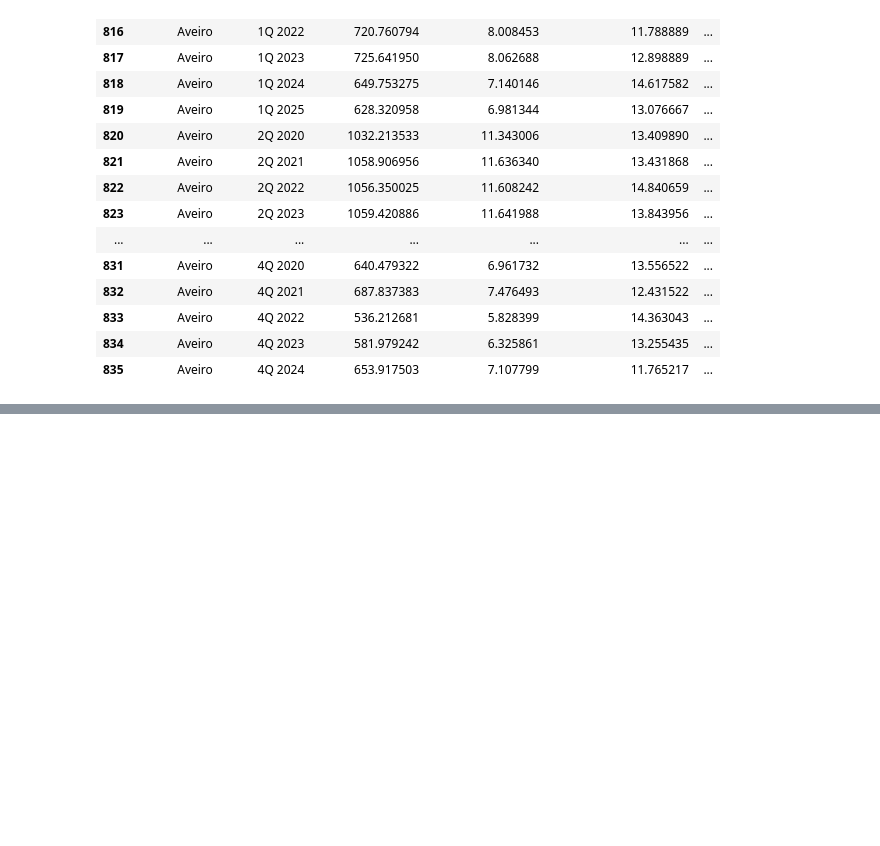
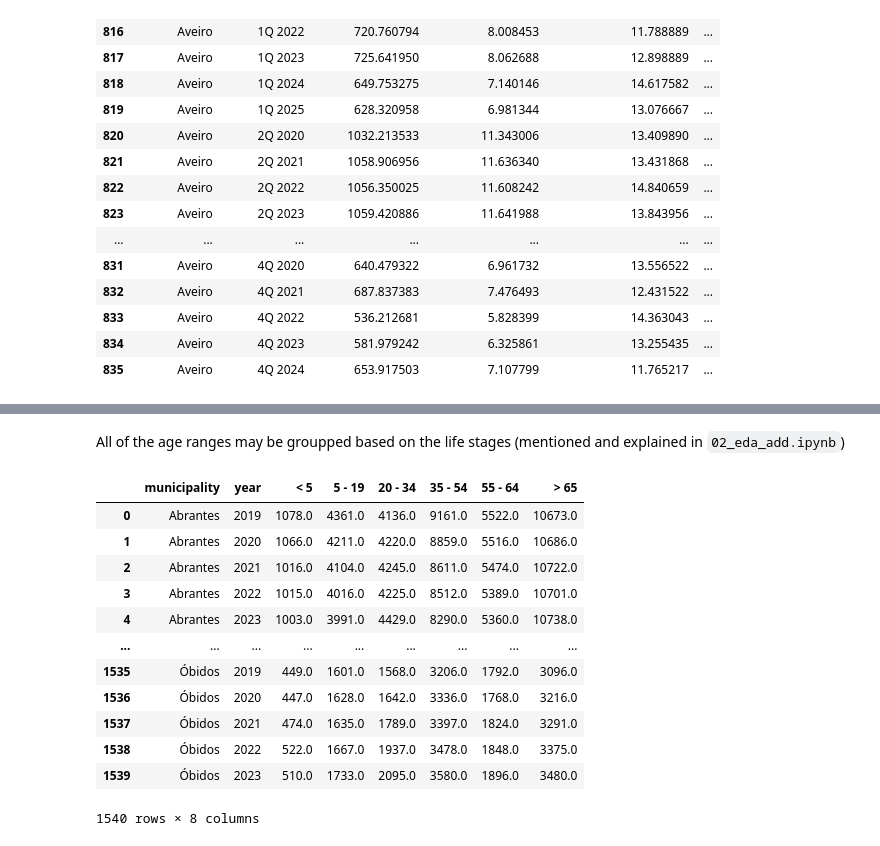
Before and after one commit to Shushunya/FCD-housing-prices, a Jupyter notebook: code/notebooks/eda/03_weather_age_features.ipynb, the cells around one changed output, grey strips where cells are left out. Drawn from its saved outputs; the diff is of its cells as text; code cells hidden in the pictures; blank space fills up the shorter version.

```diff
--- a/code/notebooks/eda/03_weather_features.ipynb
+++ b/code/notebooks/eda/03_weather_age_features.ipynb
@@ -91,0 +110,36 @@ weather_quarter_df.to_csv(WEATHER_QUARTER_FILE, index=False)
+# %% [markdown]
+All of the age ranges may be groupped based on the life stages (mentioned and explained in `02_eda_add.ipynb`)
+# %%
+age_cols = [col for col in age_df.columns if any(char.isdigit() for char in col) and '-' in col]
+
+age_bucket_mapping = {
+    "< 5": ["Menos de 5"],
+    "5 - 19": ["5 - 9", "10 - 14", "15 - 19"],
+    "20 - 34": ["20 - 24", "25 - 29", "30 - 34"],
+    "35 - 54": ["35 - 39", "40 - 44", "45 - 49", "50 - 54"],
+    "55 - 64": ["55 - 59", "60 - 64"],
+    "> 65": ["65 - 69", "70 - 74", "75 - 79", "80 - 84", "85 ou mais"]
+}
+
+for new_bucket, old_buckets in age_bucket_mapping.items():
+    matching_cols = [col for col in old_buckets if col in age_df.columns]
+    if matching_cols:
+        age_df[new_bucket] = age_df[matching_cols].sum(axis=1)
+
+cols_to_drop = ["85 ou mais", "Menos de 5"] + [col for col in age_cols if col in age_df.columns]
+age_df = age_df.drop(columns=cols_to_drop)
+age_df
+# %% [output]
+|  | municipality | year | < 5 | 5 - 19 | 20 - 34 | 35 - 54 | 55 - 64 | > 65 |
+| 0 | Abrantes | 2019 | 1078.0 | 4361.0 | 4136.0 | 9161.0 | 5522.0 | 10673.0 |
+| 1 | Abrantes | 2020 | 1066.0 | 4211.0 | 4220.0 | 8859.0 | 5516.0 | 10686.0 |
+| 2 | Abrantes | 2021 | 1016.0 | 4104.0 | 4245.0 | 8611.0 | 5474.0 | 10722.0 |
+| 3 | Abrantes | 2022 | 1015.0 | 4016.0 | 4225.0 | 8512.0 | 5389.0 | 10701.0 |
+| 4 | Abrantes | 2023 | 1003.0 | 3991.0 | 4429.0 | 8290.0 | 5360.0 | 10738.0 |
+| ... | ... | ... | ... | ... | ... | ... | ... | ... |
+| 1535 | Óbidos | 2019 | 449.0 | 1601.0 | 1568.0 | 3206.0 | 1792.0 | 3096.0 |
+| 1536 | Óbidos | 2020 | 447.0 | 1628.0 | 1642.0 | 3336.0 | 1768.0 | 3216.0 |
+| 1537 | Óbidos | 2021 | 474.0 | 1635.0 | 1789.0 | 3397.0 | 1824.0 | 3291.0 |
+| 1538 | Óbidos | 2022 | 522.0 | 1667.0 | 1937.0 | 3478.0 | 1848.0 | 3375.0 |
+| 1539 | Óbidos | 2023 | 510.0 | 1733.0 | 2095.0 | 3580.0 | 1896.0 | 3480.0 |
+1540 rows × 8 columns
```
Also changed, not shown: parts of 6 cells of this notebook, 7 other files.
